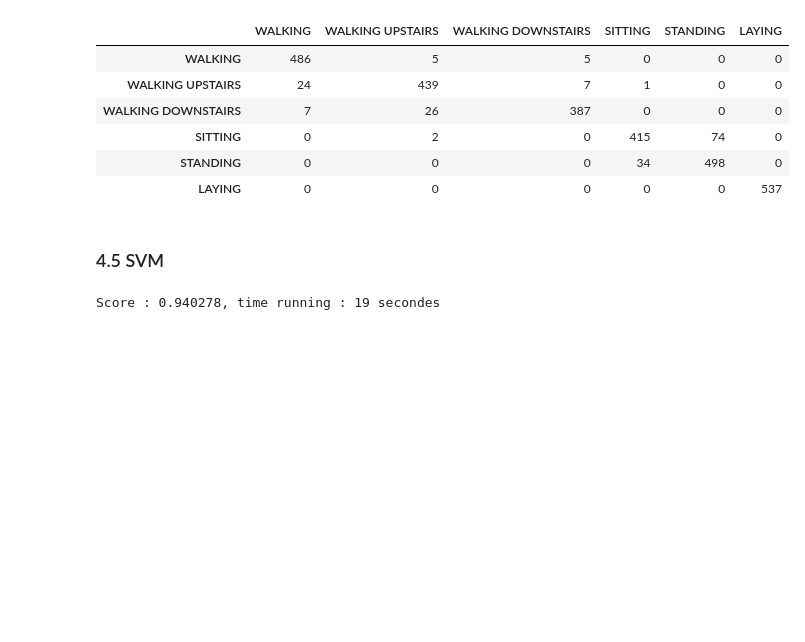
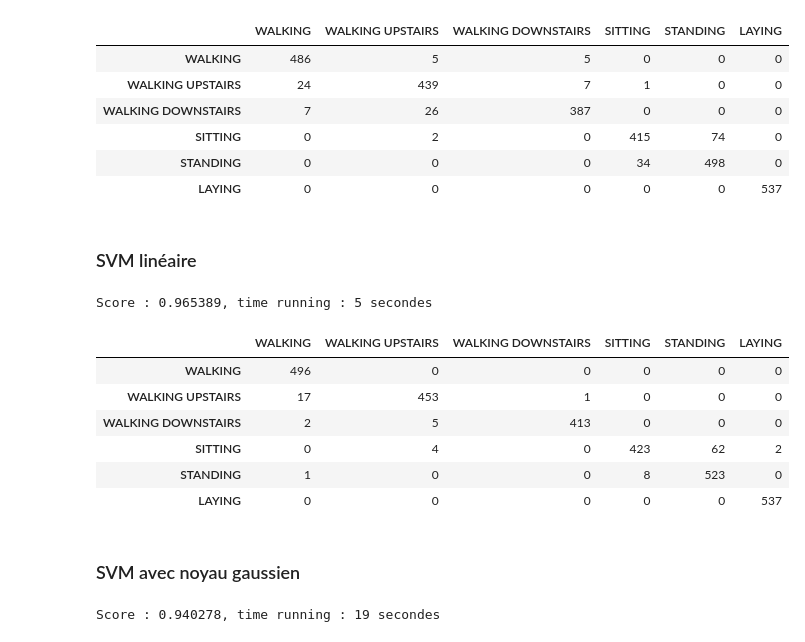
Before and after one commit to wikistat/AI-Frameworks, a Jupyter notebook: 5-HumanActivityRecognition/Atelier-HAR-metier-python.ipynb, the cells around one changed output. Cells and saved outputs as stored; diff of their text form; code cells hidden in the pictures; blank space fills up the shorter version.

```diff
--- a/5-HumanActivityRecognition/Atelier-HAR-metier-python.ipynb
+++ b/5-HumanActivityRecognition/Atelier-HAR-metier-python.ipynb
@@ -210,0 +199,8 @@ Score : 0.901595, time running : 140 secondes
+# %%
+ts = time.time()
+method = KNeighborsClassifier(n_jobs=-1)
+method.fit(Xtrain,ytrain)
+score = method.score(Xtest, ytest)
+ypred = method.predict(Xtest)
+te = time.time()
+t_total = te-ts
@@ -253,7 +261,29 @@ Score : 0.937224, time running : 183 secondes
 | STANDING | 0 | 0 | 0 | 34 | 498 | 0 |
 | LAYING | 0 | 0 | 0 | 0 | 0 | 537 |
 # %% [markdown]
-### 4.5 SVM
+### SVM linéaire
+# %%
+ts = time.time()
+method = LinearSVC()
+method.fit(Xtrain,ytrain)
+score = method.score(Xtest, ytest)
+ypred = method.predict(Xtest)
+te = time.time()
+t_total = te-ts
+# %%
+print("Score : %f, time running : %d secondes" %(score, te-ts))
+pd.DataFrame(confusion_matrix(ytest, ypred), index = LABELS, columns=LABELS)
+# %% [output]
+Score : 0.965389, time running : 5 secondes
+|  | WALKING | WALKING UPSTAIRS | WALKING DOWNSTAIRS | SITTING | STANDING | LAYING |
+| WALKING | 496 | 0 | 0 | 0 | 0 | 0 |
+| WALKING UPSTAIRS | 17 | 453 | 1 | 0 | 0 | 0 |
+| WALKING DOWNSTAIRS | 2 | 5 | 413 | 0 | 0 | 0 |
+| SITTING | 0 | 4 | 0 | 423 | 62 | 2 |
+| STANDING | 1 | 0 | 0 | 8 | 523 | 0 |
+| LAYING | 0 | 0 | 0 | 0 | 0 | 537 |
+# %% [markdown]
+### SVM avec noyau gaussien
 # %%
 ts = time.time()
 method = SVC()
```
Also changed, not shown: parts of 15 cells of this notebook.
